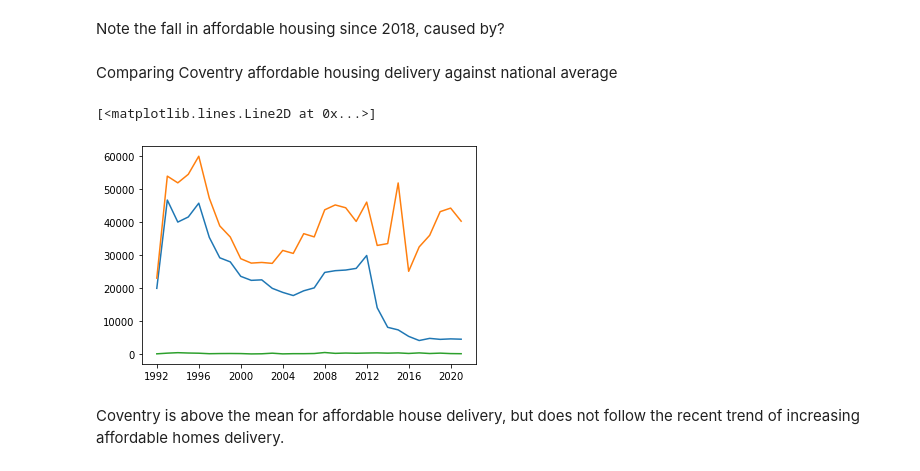
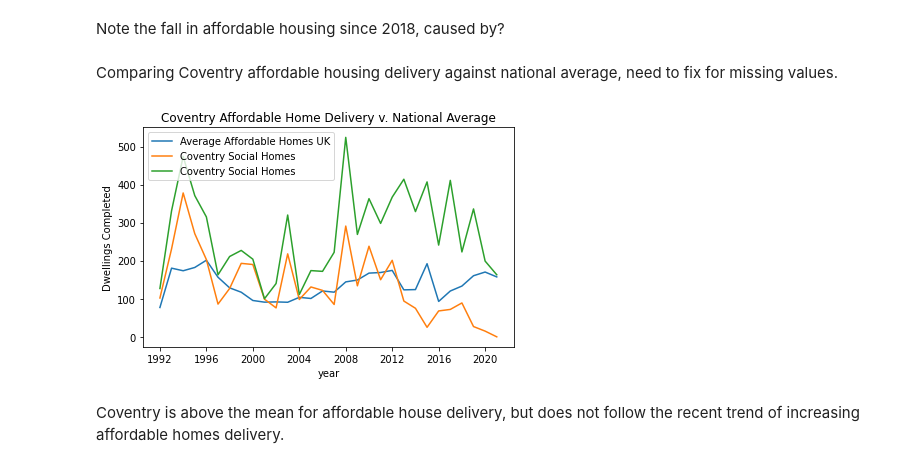
Before and after one commit to potato-bit/RA, a Jupyter notebook: cleaned datasets/analysis.ipynb, the cells around one changed output. Saved outputs shown, nothing was run; the diff lists cells and outputs as text; code cells hidden in the pictures.

```diff
--- a/cleaned datasets/analysis.ipynb
+++ b/cleaned datasets/analysis.ipynb
@@ -98,3 +98,6 @@ Filling in some missing values using external data and interpolation
 dcov.loc[13,'DC_Total'] = 140
 # %%
 dcov['DC_Total'] = dcov['DC_Total'].interpolate()
+# %%
+dcov['SR_p'] = (dcov['SR']/dcov['AR'])*100
+dcov
@@ -120,9 +141,10 @@ plt.legend(['SR','AR','All'])
 # %% [markdown]
 Note the fall in affordable housing since 2018, caused by?
 # %% [markdown]
-Comparing Coventry affordable housing delivery against national average
+Comparing Coventry affordable housing delivery against national average, need to fix for missing values.
 # %%
-dt = df[['LA_code','LA','SR','AR','DC_Total','date']].groupby(['date']).sum()
+dt = df[['LA_code','LA','SR','AR','DC_Total','date']].groupby(['date']).mean()
+# what about missing values?
 # %%
 x = dt.index
 y1 = dt['SR']
@@ -130,13 +152,16 @@ y2 = dt['AR']
 y3 = dcov['SR']
 y4 = dcov['AR']
 # %%
-plt.plot(x,y1)
+#plt.plot(x,y1)
 plt.plot(x,y2)
-#plt.plot(x,y3)
+plt.plot(x,y3)
 plt.plot(x,y4)
+plt.legend(['Average Affordable Homes UK','Coventry Social Homes','Coventry Social Homes','Coventry Affordable Homes'])
+plt.xlabel('year')
+plt.ylabel('Dwellings Completed')
+plt.title('Coventry Affordable Home Delivery v. National Average')
 # %% [output]
-[<matplotlib.lines.Line2D at 0x...>]
-[figure, old version]
+[figure, new version]
 # %% [markdown]
 Coventry is above the mean for affordable house delivery, but does not follow the recent trend of increasing affordable homes delivery.
 # %% [markdown]
```
Also changed, not shown: parts of 19 cells of this notebook, 1 other file.
